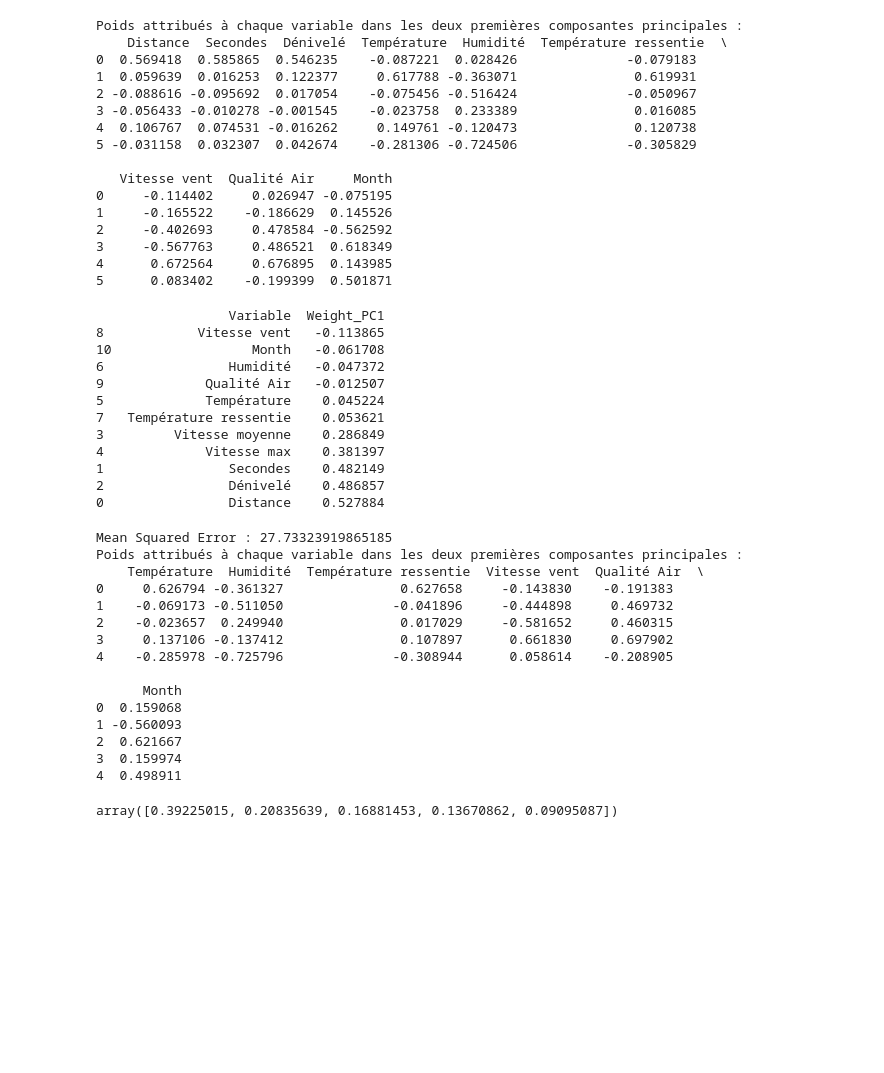
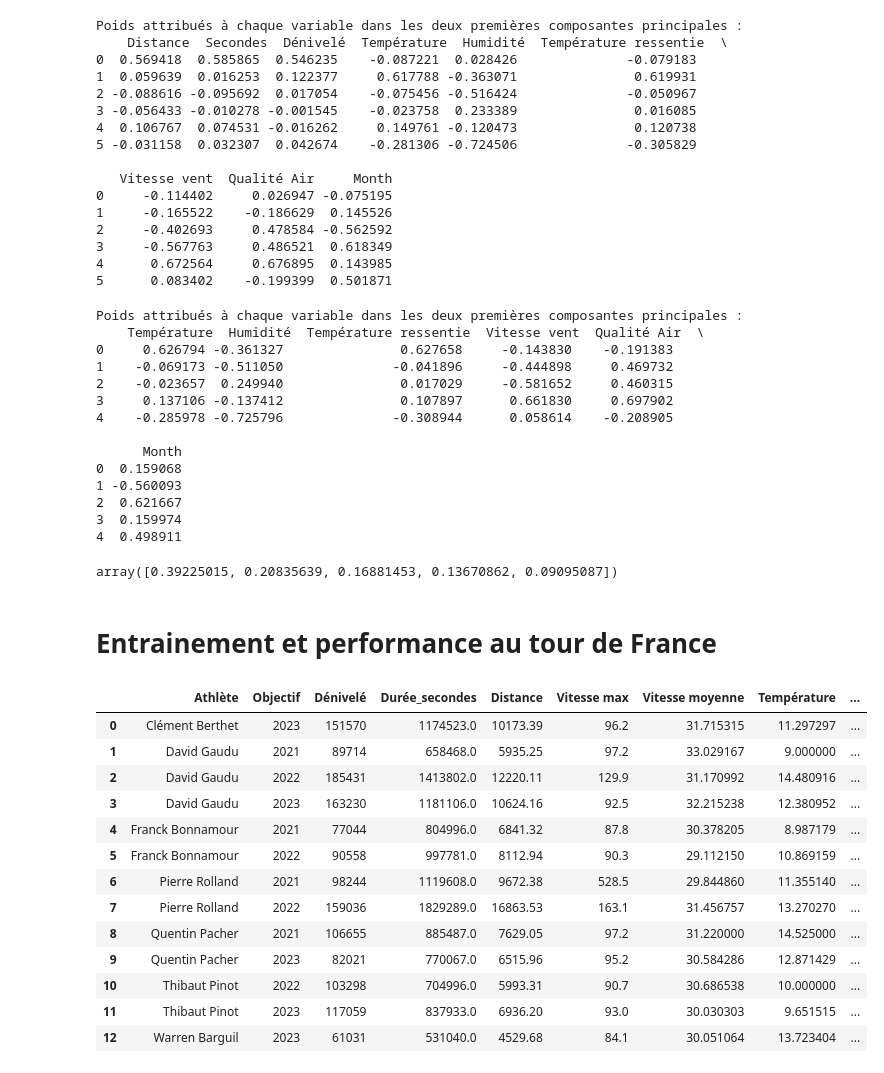
Before and after one commit to ArtusDLV/Webscrapping-Projet, a Jupyter notebook: analyse_donnees.ipynb, the cells around one changed output. Saved outputs shown, nothing was run; the diff lists cells and outputs as text; code cells hidden in the pictures; blank space fills up the shorter version.

Commit message:
PCA Tour de France

```diff
--- a/analyse_donnees.ipynb
+++ b/analyse_donnees.ipynb
@@ -211,40 +203,16 @@ Poids attribués à chaque variable dans les deux premières composantes princip
 3     -0.567763     0.486521  0.618349
 4      0.672564     0.676895  0.143985
 5      0.083402    -0.199399  0.501871
-# %%
-pc1_weights = pca.components_[0]
-weights_df = pd.DataFrame({'Variable': df_pour_pca.columns, 'Weight_PC1': pc1_weights})
-print(weights_df.sort_values(by='Weight_PC1'))
-# %% [output]
-                 Variable  Weight_PC1
-8            Vitesse vent   -0.113865
-10                  Month   -0.061708
-6                Humidité   -0.047372
-9             Qualité Air   -0.012507
-5             Température    0.045224
-7   Température ressentie    0.053621
-3         Vitesse moyenne    0.286849
-4             Vitesse max    0.381397
-1                Secondes    0.482149
-2                Dénivelé    0.486857
-0                Distance    0.527884
 # %%
-X = df_pour_pca.drop(['Vitesse moyenne','Vitesse max', 'Dénivelé', 'Distance', 'Secondes'], axis=1)  # Variables prédicteurs
-y = df_pour_pca['Vitesse moyenne']  # Variable cible
+X = df_pour_pca.drop(['Vitesse moyenne','Vitesse max', 'Dénivelé', 'Distance', 'Secondes'], axis=1)
+y = df_pour_pca['Vitesse moyenne']
 scaler = StandardScaler()
 X_standardized = scaler.fit_transform(X)
-pca = PCA(0.95)  # Choisissez le nombre de composantes en fonction de votre analyse
+pca = PCA(0.95)
 X_pca = pca.fit_transform(X_standardized)
-X_train, X_test, y_train, y_test = train_test_split(X_pca, y, test_size=0.2, random_state=80)
-model = LinearRegression()
-model.fit(X_train, y_train)
-y_pred = model.predict(X_test)
-mse = mean_squared_error(y_test, y_pred)
-print("Mean Squared Error :", mse)
 pc_weights = pd.DataFrame(pca.components_[:7, :], columns=X.columns)
 print("Poids attribués à chaque variable dans les deux premières composantes principales :\n", pc_weights)
 # %% [output]
-Mean Squared Error : 27.73323919865185
 Poids attribués à chaque variable dans les deux premières composantes principales :
     Température  Humidité  Température ressentie  Vitesse vent  Qualité Air  \
 0     0.626794 -0.361327               0.627658     -0.143830    -0.191383
@@ -264,3 +232,23 @@ explained_variance_ratio = pca.explained_variance_ratio_
 explained_variance_ratio
 # %% [output]
 array([0.39225015, 0.20835639, 0.16881453, 0.13670862, 0.09095087])
+# %% [markdown]
+# Entrainement et performance au tour de France
+# %%
+df_donnees_globales = pd.read_csv("Données_globales.csv")
+df_donnees_globales
+# %% [output]
+|  | Athlète | Objectif | Dénivelé | Durée_secondes | Distance | Vitesse max | Vitesse moyenne | Température | ... |
+| 0 | Clément Berthet | 2023 | 151570 | 1174523.0 | 10173.39 | 96.2 | 31.715315 | 11.297297 | ... |
+| 1 | David Gaudu | 2021 | 89714 | 658468.0 | 5935.25 | 97.2 | 33.029167 | 9.000000 | ... |
+| 2 | David Gaudu | 2022 | 185431 | 1413802.0 | 12220.11 | 129.9 | 31.170992 | 14.480916 | ... |
+| 3 | David Gaudu | 2023 | 163230 | 1181106.0 | 10624.16 | 92.5 | 32.215238 | 12.380952 | ... |
+| 4 | Franck Bonnamour | 2021 | 77044 | 804996.0 | 6841.32 | 87.8 | 30.378205 | 8.987179 | ... |
+| 5 | Franck Bonnamour | 2022 | 90558 | 997781.0 | 8112.94 | 90.3 | 29.112150 | 10.869159 | ... |
+| 6 | Pierre Rolland | 2021 | 98244 | 1119608.0 | 9672.38 | 528.5 | 29.844860 | 11.355140 | ... |
+| 7 | Pierre Rolland | 2022 | 159036 | 1829289.0 | 16863.53 | 163.1 | 31.456757 | 13.270270 | ... |
+| 8 | Quentin Pacher | 2021 | 106655 | 885487.0 | 7629.05 | 97.2 | 31.220000 | 14.525000 | ... |
+| 9 | Quentin Pacher | 2023 | 82021 | 770067.0 | 6515.96 | 95.2 | 30.584286 | 12.871429 | ... |
+| 10 | Thibaut Pinot | 2022 | 103298 | 704996.0 | 5993.31 | 90.7 | 30.686538 | 10.000000 | ... |
+| 11 | Thibaut Pinot | 2023 | 117059 | 837933.0 | 6936.20 | 93.0 | 30.030303 | 9.651515 | ... |
+| 12 | Warren Barguil | 2023 | 61031 | 531040.0 | 4529.68 | 84.1 | 30.051064 | 13.723404 | ... |
```
Also changed, not shown: parts of 9 cells of this notebook, 3 other files.
